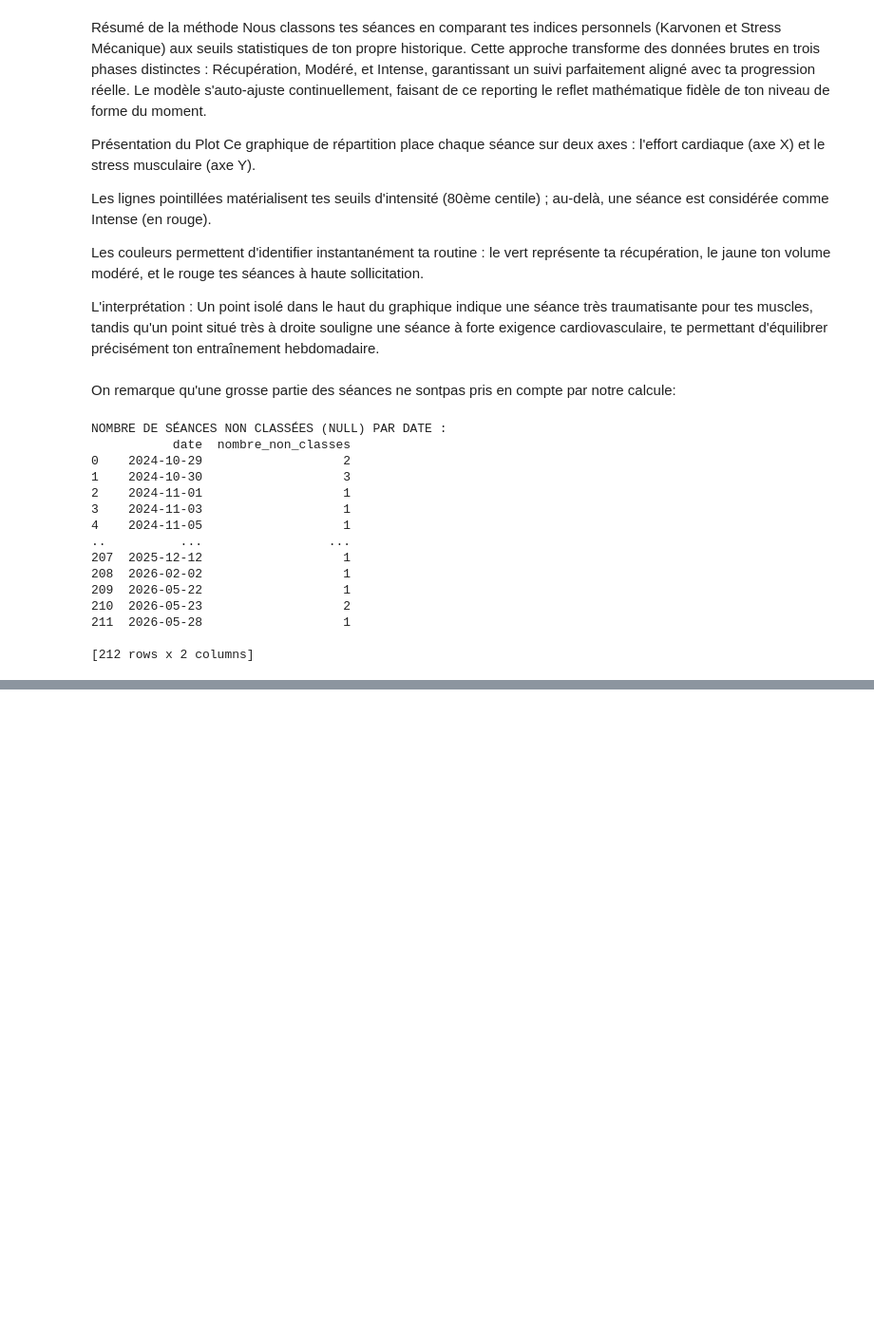
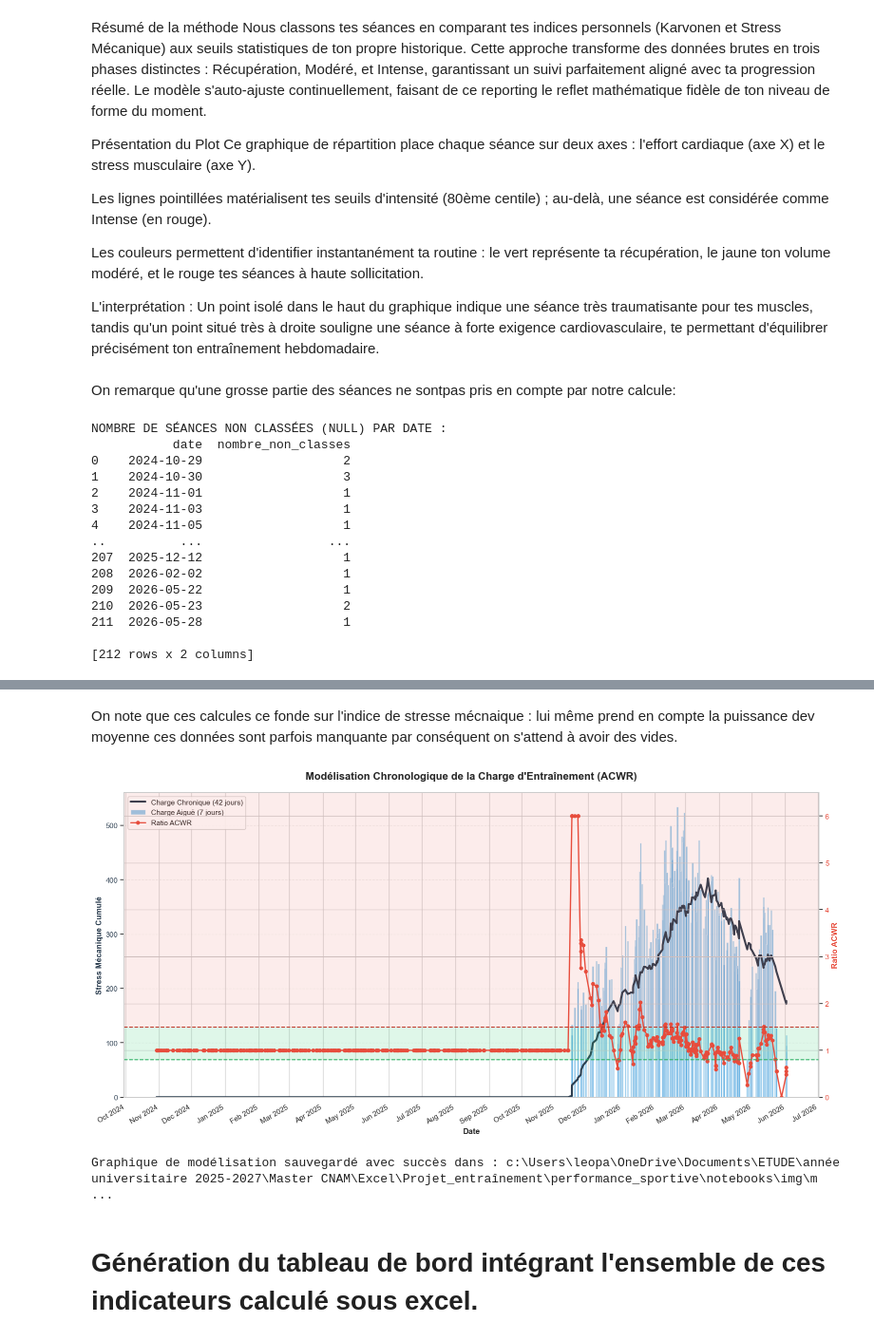
Before and after one commit to lx-345/PERFORMANCES_SPORTIVES, a Jupyter notebook: notebooks/analyse1.ipynb, the cells around one changed output, grey strips where cells are left out. Shown at 95% size. Cells and saved outputs as stored; diff of their text form; code cells hidden in the pictures; blank space fills up the shorter version.

```diff
--- a/notebooks/analyse1.ipynb
+++ b/notebooks/analyse1.ipynb
@@ -1074,0 +606,77 @@ ValueError: not enough values to unpack (expected 6, got 4)
+# %% [markdown]
+On note que ces calcules ce fonde sur l'indice de stresse mécnaique : lui même prend en compte la puissance dev moyenne ces données sont parfois  manquante par conséquent on s'attend à avoir des vides.
+# %%
+import os
+import matplotlib.pyplot as plt
+import matplotlib.dates as mdates
+from pathlib import Path
+
+# 1. Gestion sécurisée du dossier de sauvegarde
+dossier_courant = Path(os.getcwd())
+if dossier_courant.name == "notebooks":
+    IMG_DIR = dossier_courant / "img"
+else:
+    IMG_DIR = dossier_courant / "notebooks" / "img"
+
+IMG_DIR.mkdir(parents=True, exist_ok=True)
+
+# 2. Création de la figure avec deux axes (Y1 pour la charge, Y2 pour le ratio)
+fig, ax1 = plt.subplots(figsize=(16, 8))
+
+# --- AXE 1 : Les Charges (Stress cumulé) ---
+# Charge Aiguë en barres (impact à court terme)
+ax1.bar(df_strava['start_date_local'], df_strava['Charge_Aigue'],
+        color='#3498db', alpha=0.5, width=1.5, label='Charge Aiguë (7 jours)')
+
+# Charge Chronique en ligne lissée (condition physique de fond)
+ax1.plot(df_strava['start_date_local'], df_strava['Charge_Chronique'],
+         color='#2c3e50', linewidth=3, label='Charge Chronique (42 jours)')
+
+ax1.set_xlabel('Date', fontsize=12, fontweight='bold')
+ax1.set_ylabel('Stress Mécanique Cumulé', color='#2c3e50', fontsize=12, fontweight='bold')
+ax1.tick_params(axis='y', labelcolor='#2c3e50')
+ax1.grid(axis='y', linestyle='--', alpha=0.3)
+
+# --- AXE 2 : Le Ratio ACWR ---
+ax2 = ax1.twinx()
+ax2.plot(df_strava['start_date_local'], df_strava['Ratio_ACWR'],
+         color='#e74c3c', linewidth=2, marker='o', markersize=5, label='Ratio ACWR')
+
+ax2.set_ylabel('Ratio ACWR', color='#e74c3c', fontsize=12, fontweight='bold')
+ax2.tick_params(axis='y', labelcolor='#e74c3c')
+ax2.set_ylim(0, df_strava['Ratio_ACWR'].max() + 0.5)
+
+# Lignes de seuil scientifiques
+ax2.axhline(1.5, color='#c0392b', linestyle='--', linewidth=1.5) # Limite Haute
+ax2.axhline(0.8, color='#27ae60', linestyle='--', linewidth=1.5) # Limite Basse
+
+# Coloration des zones d'alerte (Vert = Optimale, Rouge = Danger)
+ax2.axhspan(1.5, ax2.get_ylim()[1], facecolor='#e74c3c', alpha=0.1)
+ax2.axhspan(0.8, 1.5, facecolor='#2ecc71', alpha=0.15)
+
+# --- FINITIONS ET SAUVEGARDE ---
+plt.title('Modélisation Chronologique de la Charge d\'Entraînement (ACWR)', fontsize=16, fontweight='bold', pad=20)
+
+# Rassemblement des légendes des deux axes
+lines_1, labels_1 = ax1.get_legend_handles_labels()
+lines_2, labels_2 = ax2.get_legend_handles_labels()
+ax1.legend(lines_1 + lines_2, labels_1 + labels_2, loc='upper left', frameon=True, framealpha=0.9)
+
+# Formatage des dates sur l'axe X
+ax1.xaxis.set_major_locator(mdates.MonthLocator())
+ax1.xaxis.set_major_formatter(mdates.DateFormatter('%b %Y'))
+fig.autofmt_xdate()
+
+plt.tight_layout()
+
+# Sauvegarde au format PNG
+chemin_sauvegarde = IMG_DIR / "modelisation_charge_acwr.png"
+plt.savefig(chemin_sauvegarde, dpi=300, bbox_inches='tight')
+plt.show()
+
+print(f"Graphique de modélisation sauvegardé avec succès dans : {chemin_sauvegarde}")
+# %% [output]
+[figure, added]
+Graphique de modélisation sauvegardé avec succès dans : c:\Users\leopa\OneDrive\Documents\ETUDE\année universitaire 2025-2027\Master CNAM\Excel\Projet_entraînement\performance_sportive\notebooks\img\m ...
+# %% [markdown]
+# Génération du tableau de bord intégrant l'ensemble de ces indicateurs calculé sous excel.
```
Also changed, not shown: parts of 38 cells of this notebook.
